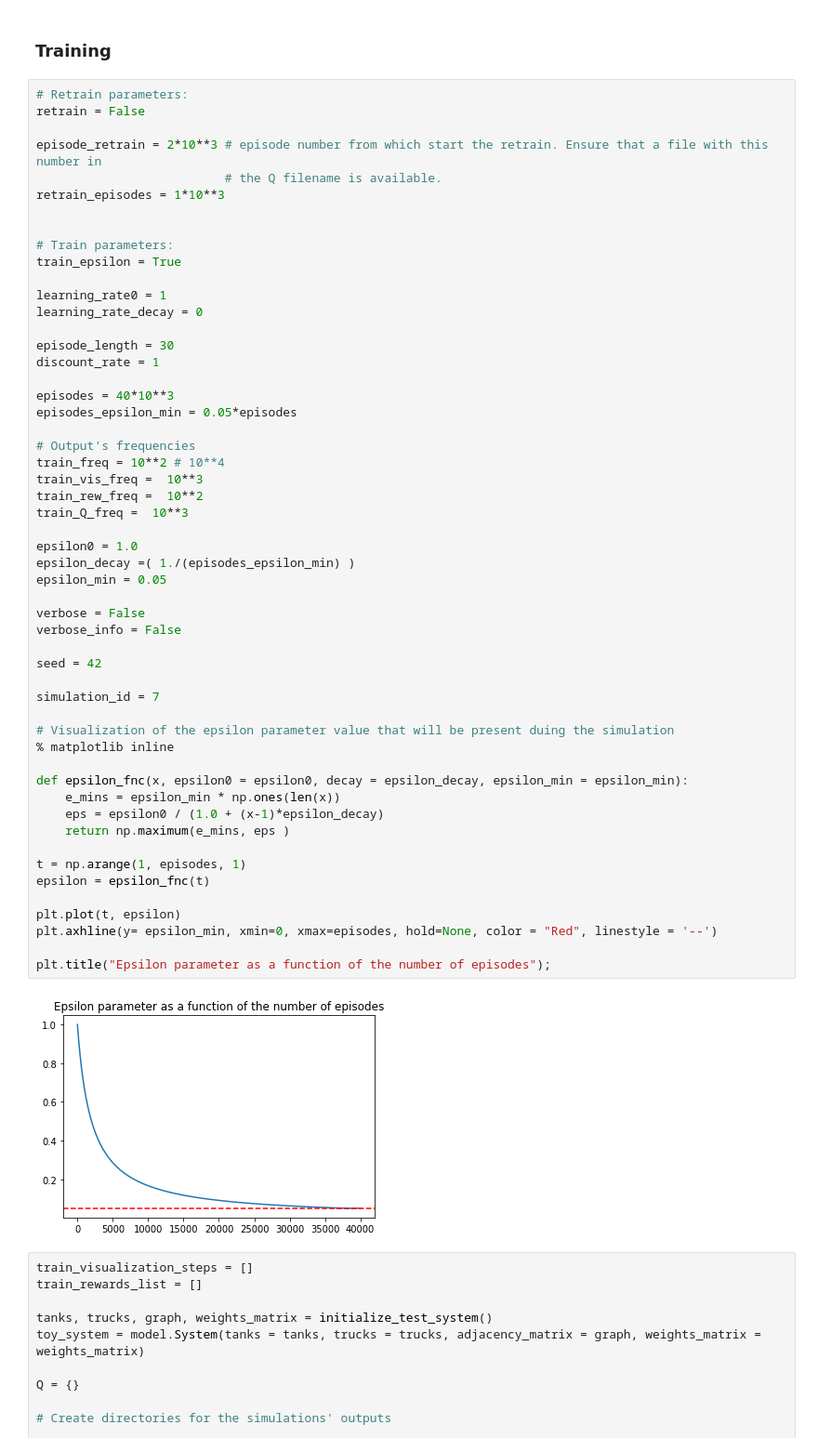
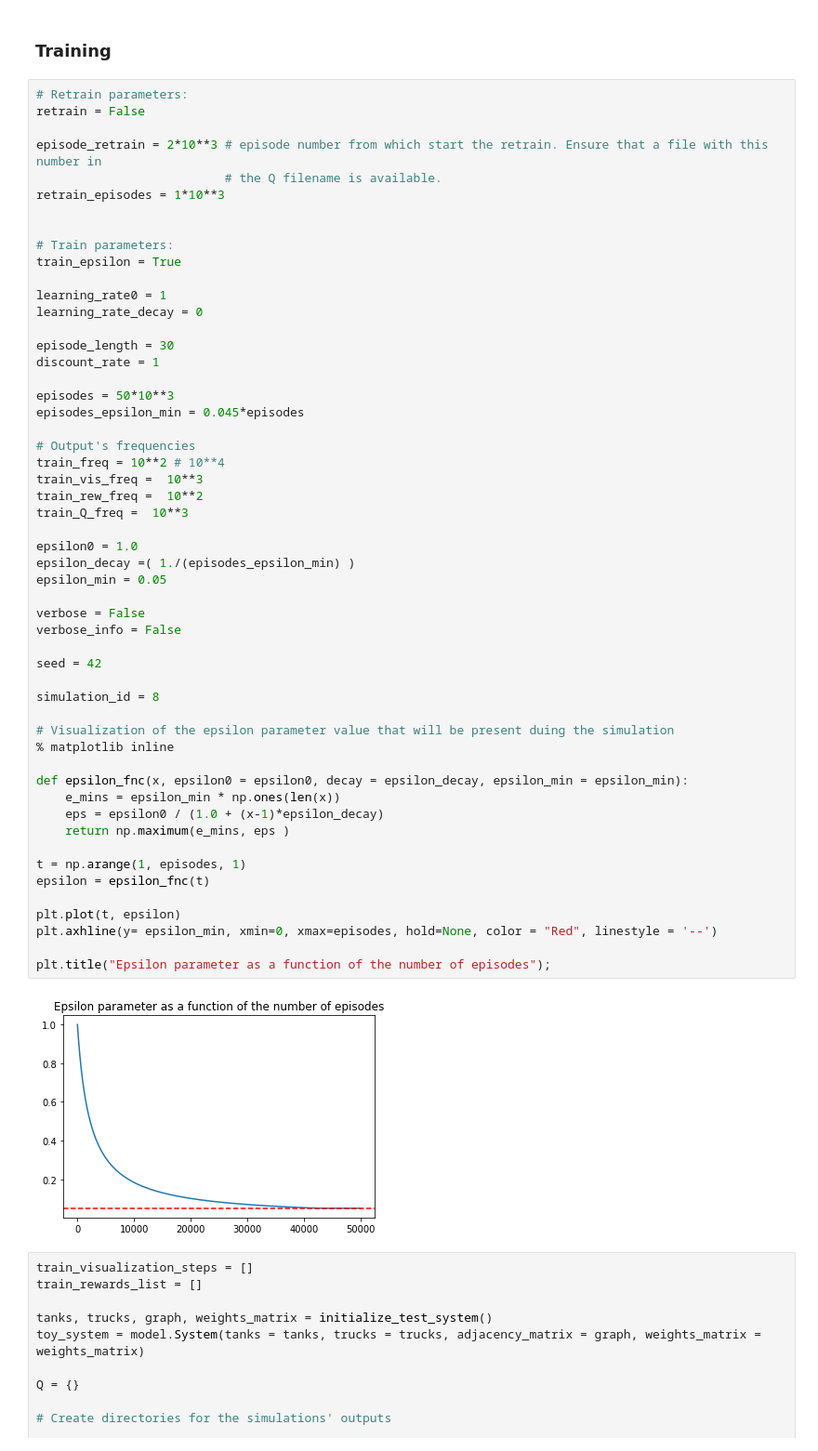
Before and after one commit to dsalgador/master-thesis, a Jupyter notebook: Q-learning/Q-learning-Simulations.ipynb, the cells around one changed output. Shown: that part at 93% size. Drawn from its saved outputs; the diff is of its cells as text.

```diff
--- a/Q-learning/Q-learning-Simulations.ipynb
+++ b/Q-learning/Q-learning-Simulations.ipynb
@@ -168,43 +180,43 @@ learning_rate_decay = 0
 episode_length = 30
 discount_rate = 1
 
-episodes = 40*10**3
-episodes_epsilon_min = 0.05*episodes
+episodes = 50*10**3
+episodes_epsilon_min = 0.045*episodes
 
 # Output's frequencies
 train_freq = 10**2 # 10**4
 train_vis_freq =  10**3
 train_rew_freq =  10**2
 train_Q_freq =  10**3
 
 epsilon0 = 1.0
 epsilon_decay =( 1./(episodes_epsilon_min) )
 epsilon_min = 0.05
 
 verbose = False
 verbose_info = False
 
 seed = 42
 
-simulation_id = 7
+simulation_id = 8
 
 # Visualization of the epsilon parameter value that will be present duing the simulation
 % matplotlib inline
 
 def epsilon_fnc(x, epsilon0 = epsilon0, decay = epsilon_decay, epsilon_min = epsilon_min):
     e_mins = epsilon_min * np.ones(len(x))
     eps = epsilon0 / (1.0 + (x-1)*epsilon_decay)
     return np.maximum(e_mins, eps )
 
 t = np.arange(1, episodes, 1)
 epsilon = epsilon_fnc(t)
 
 plt.plot(t, epsilon)
 plt.axhline(y= epsilon_min, xmin=0, xmax=episodes, hold=None, color = "Red", linestyle = '--')
 
 plt.title("Epsilon parameter as a function of the number of episodes");
 # %% [output]
-[figure, old version]
+[figure, new version]
 # %%
 train_visualization_steps = []
 train_rewards_list = []
```
Also changed, not shown: parts of 12 cells of this notebook.
